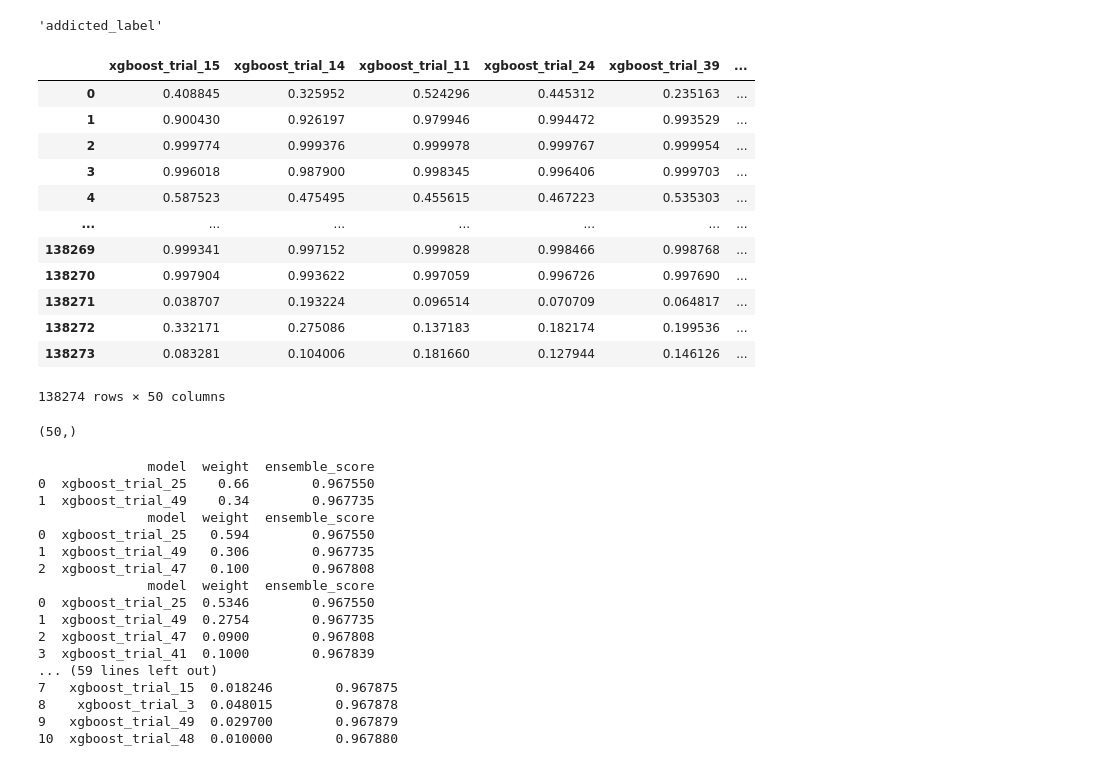
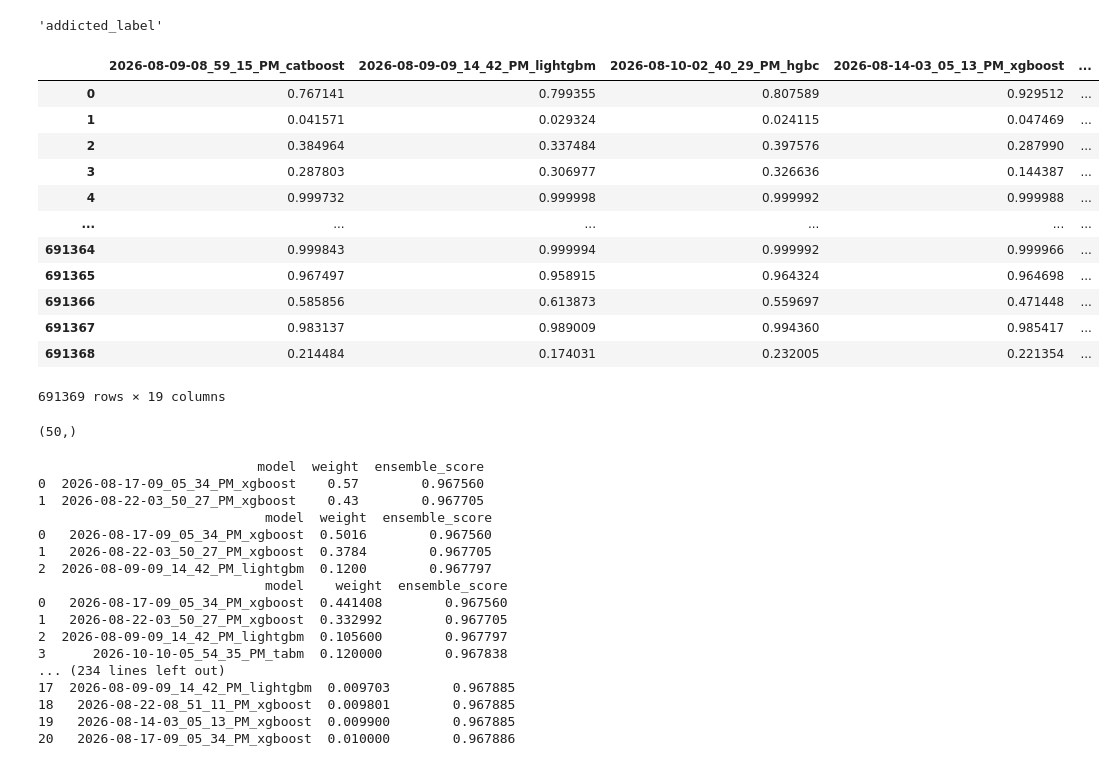
Before and after one commit to abhi-neelam/Kaggle-Notebooks, a Jupyter notebook: Classification/Smartphone Addiction/src/predict/hill_climb.ipynb, the cells around one changed output. Cells and saved outputs as stored; diff of their text form; code cells hidden in the pictures.

Commit message:
Kaggle Notebook | Smartphone Addiction - Playground Series | diverse hill climb + 20 iter + no neg wt

```diff
--- a/Classification/Smartphone Addiction/src/predict/hill_climb.ipynb
+++ b/Classification/Smartphone Addiction/src/predict/hill_climb.ipynb
@@ -13,7 +13,7 @@ import os
 #%load_ext pyinstrument
 # %%
 USE_NEGATIVE_WGT = False
-MAX_ITER = 10
+MAX_ITER = 20
 # %%
 pst = pytz.timezone('America/Los_Angeles')
 dt_str = dt.datetime.now(pst).strftime("%Y-%m-%d-%I_%M_%S_%p")
@@ -39,8 +39,8 @@ target_column
 experiment_config = {
      "experiment": {
         "model": "hill_climb",
-        "exp_oof_path": "2026-09-07-07_15_19_PM_optuna_xgboost",
-        "description": "xgb hill climb sample",
+        "exp_oof_path": "2026-10-19-10_00_00_AM_diverse_models",
+        "description": "diverse model hill climb sample",
         "use_negative_wgt": USE_NEGATIVE_WGT,
         "max_iter": MAX_ITER
     }
@@ -52,49 +52,56 @@ raw_train_id = raw_train_df["id"]
 y = raw_train_df[target_column]
 # %%
 exp_oof_path = Path(experiments_path) / experiment_config["experiment"]["exp_oof_path"]
-tune_trials_df = pd.read_csv(exp_oof_path / "optuna_trials.csv")
 
 trial_names = []
 oof_dfs = pd.DataFrame()
 ss_dfs = pd.DataFrame()
 oof_id = None
 submission_id = None
+score_df = pd.DataFrame({"experiment_name": [], "value": []})
 
 for subdir in exp_oof_path.iterdir():
     if not subdir.is_dir():
         continue
 
     trial_names.append(subdir.name)
     oof_file = subdir / "oof.csv"
+    metrics_file = subdir / "metrics.json"
 
     if oof_file.exists():
         file_df = pd.read_csv(oof_file)
         if oof_id is None:
             oof_id = file_df['id']
         oof_dfs[subdir.name] = file_df[target_column]
+
+    if metrics_file.exists():
+        with open(metrics_file) as json_file:
+            metrics_data = json.load(json_file)
+            valid_score = metrics_data["primary_metric"]["value"]
+            score_df.loc[len(score_df)] = [subdir.name, valid_score]
 
     submission_file = subdir / "submission.csv"
 
     if submission_file.exists():
         file_df = pd.read_csv(submission_file)
         if submission_id is None:
             submission_id = file_df['id']
         ss_dfs[subdir.name] = file_df[target_column]
 
 y_valid = y.iloc[oof_id]
 oof_dfs
 # %% [output]
-|  | xgboost_trial_15 | xgboost_trial_14 | xgboost_trial_11 | xgboost_trial_24 | xgboost_trial_39 | ... |
-| 0 | 0.408845 | 0.325952 | 0.524296 | 0.445312 | 0.235163 | ... |
-| 1 | 0.900430 | 0.926197 | 0.979946 | 0.994472 | 0.993529 | ... |
-| 2 | 0.999774 | 0.999376 | 0.999978 | 0.999767 | 0.999954 | ... |
-| 3 | 0.996018 | 0.987900 | 0.998345 | 0.996406 | 0.999703 | ... |
-| 4 | 0.587523 | 0.475495 | 0.455615 | 0.467223 | 0.535303 | ... |
-| ... | ... | ... | ... | ... | ... | ... |
-| 138269 | 0.999341 | 0.997152 | 0.999828 | 0.998466 | 0.998768 | ... |
-| 138270 | 0.997904 | 0.993622 | 0.997059 | 0.996726 | 0.997690 | ... |
-| 138271 | 0.038707 | 0.193224 | 0.096514 | 0.070709 | 0.064817 | ... |
-| 138272 | 0.332171 | 0.275086 | 0.137183 | 0.182174 | 0.199536 | ... |
-| 138273 | 0.083281 | 0.104006 | 0.181660 | 0.127944 | 0.146126 | ... |
+|  | 2026-08-09-08_59_15_PM_catboost | 2026-08-09-09_14_42_PM_lightgbm | 2026-08-10-02_40_29_PM_hgbc | 2026-08-14-03_05_13_PM_xgboost | ... |
+| 0 | 0.767141 | 0.799355 | 0.807589 | 0.929512 | ... |
+| 1 | 0.041571 | 0.029324 | 0.024115 | 0.047469 | ... |
+| 2 | 0.384964 | 0.337484 | 0.397576 | 0.287990 | ... |
+| 3 | 0.287803 | 0.306977 | 0.326636 | 0.144387 | ... |
+| 4 | 0.999732 | 0.999998 | 0.999992 | 0.999988 | ... |
+| ... | ... | ... | ... | ... | ... |
+| 691364 | 0.999843 | 0.999994 | 0.999992 | 0.999966 | ... |
+| 691365 | 0.967497 | 0.958915 | 0.964324 | 0.964698 | ... |
+| 691366 | 0.585856 | 0.613873 | 0.559697 | 0.471448 | ... |
+| 691367 | 0.983137 | 0.989009 | 0.994360 | 0.985417 | ... |
+| 691368 | 0.214484 | 0.174031 | 0.232005 | 0.221354 | ... |
-138274 rows × 50 columns
+691369 rows × 19 columns
 # %%
@@ -134,7 +142,7 @@ submission_path.mkdir(parents=True, exist_ok=True)
 # %%
 iter = 0
 
-models = [f'xgboost_trial_{best_start_model_idx}']
+models = [best_exp_name]
 wgts = []
 scores = [ensemble_score]
 
@@ -221,23 +229,23 @@ while iter < MAX_ITER:
 
 elapsed = time.time() - start_time
 # %% [output]
-              model  weight  ensemble_score
-0  xgboost_trial_25    0.66        0.967550
-1  xgboost_trial_49    0.34        0.967735
-              model  weight  ensemble_score
-0  xgboost_trial_25   0.594        0.967550
-1  xgboost_trial_49   0.306        0.967735
-2  xgboost_trial_47   0.100        0.967808
-              model  weight  ensemble_score
-0  xgboost_trial_25  0.5346        0.967550
-1  xgboost_trial_49  0.2754        0.967735
-2  xgboost_trial_47  0.0900        0.967808
-3  xgboost_trial_41  0.1000        0.967839
-... (59 lines left out)
-7   xgboost_trial_15  0.018246        0.967875
-8    xgboost_trial_3  0.048015        0.967878
-9   xgboost_trial_49  0.029700        0.967879
-10  xgboost_trial_48  0.010000        0.967880
+                            model  weight  ensemble_score
+0  2026-08-17-09_05_34_PM_xgboost    0.57        0.967560
+1  2026-08-22-03_50_27_PM_xgboost    0.43        0.967705
+                             model  weight  ensemble_score
+0   2026-08-17-09_05_34_PM_xgboost  0.5016        0.967560
+1   2026-08-22-03_50_27_PM_xgboost  0.3784        0.967705
+2  2026-08-09-09_14_42_PM_lightgbm  0.1200        0.967797
+                             model    weight  ensemble_score
+0   2026-08-17-09_05_34_PM_xgboost  0.441408        0.967560
+1   2026-08-22-03_50_27_PM_xgboost  0.332992        0.967705
+2  2026-08-09-09_14_42_PM_lightgbm  0.105600        0.967797
+3      2026-10-10-05_54_35_PM_tabm  0.120000        0.967838
+... (234 lines left out)
+17  2026-08-09-09_14_42_PM_lightgbm  0.009703        0.967885
+18   2026-08-22-08_51_11_PM_xgboost  0.009801        0.967885
+19   2026-08-14-03_05_13_PM_xgboost  0.009900        0.967885
+20   2026-08-17-09_05_34_PM_xgboost  0.010000        0.967886
 # %%
 wgt = np.array([1.0])
 
```
Also changed, not shown: parts of 2 cells of this notebook.
